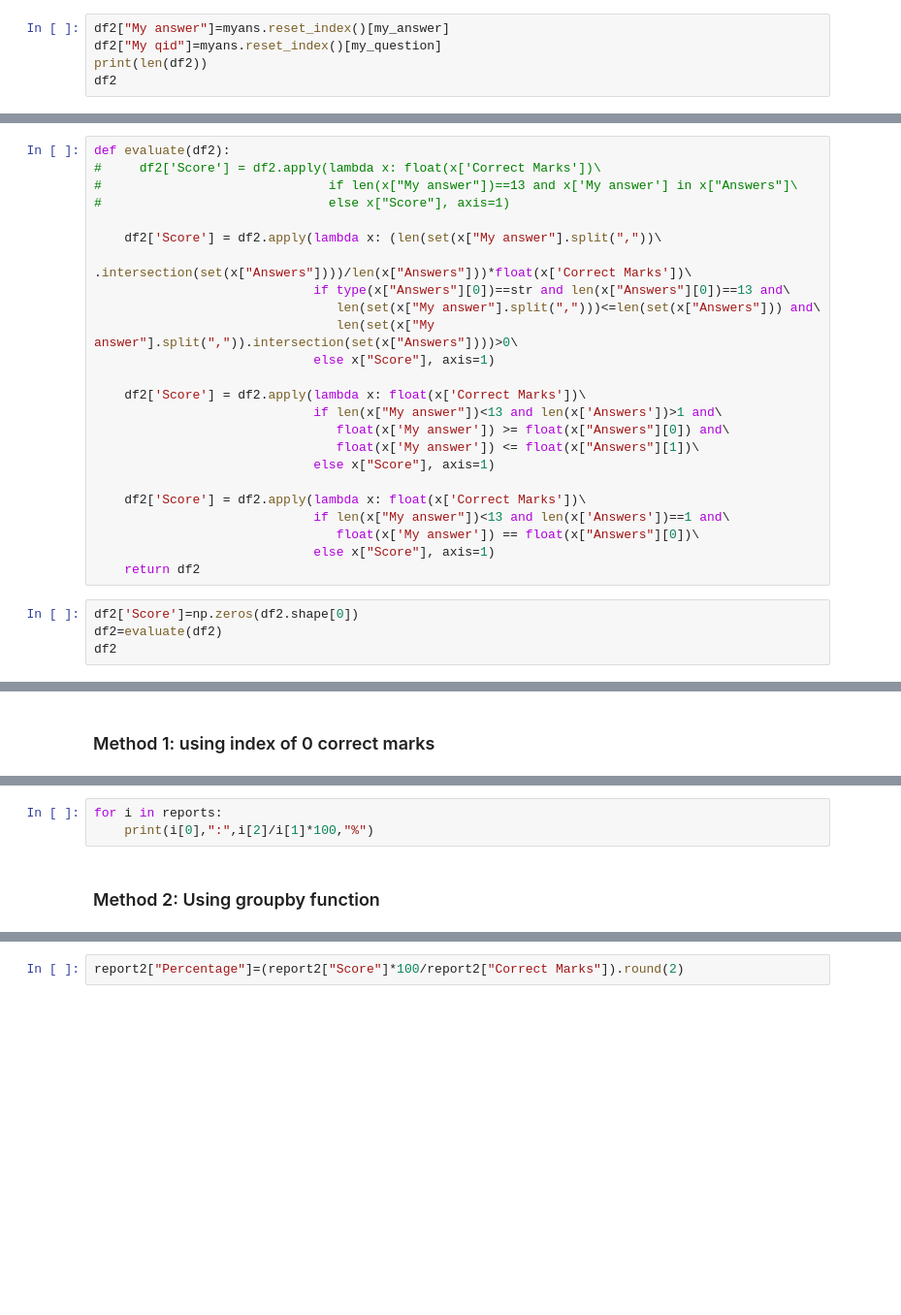
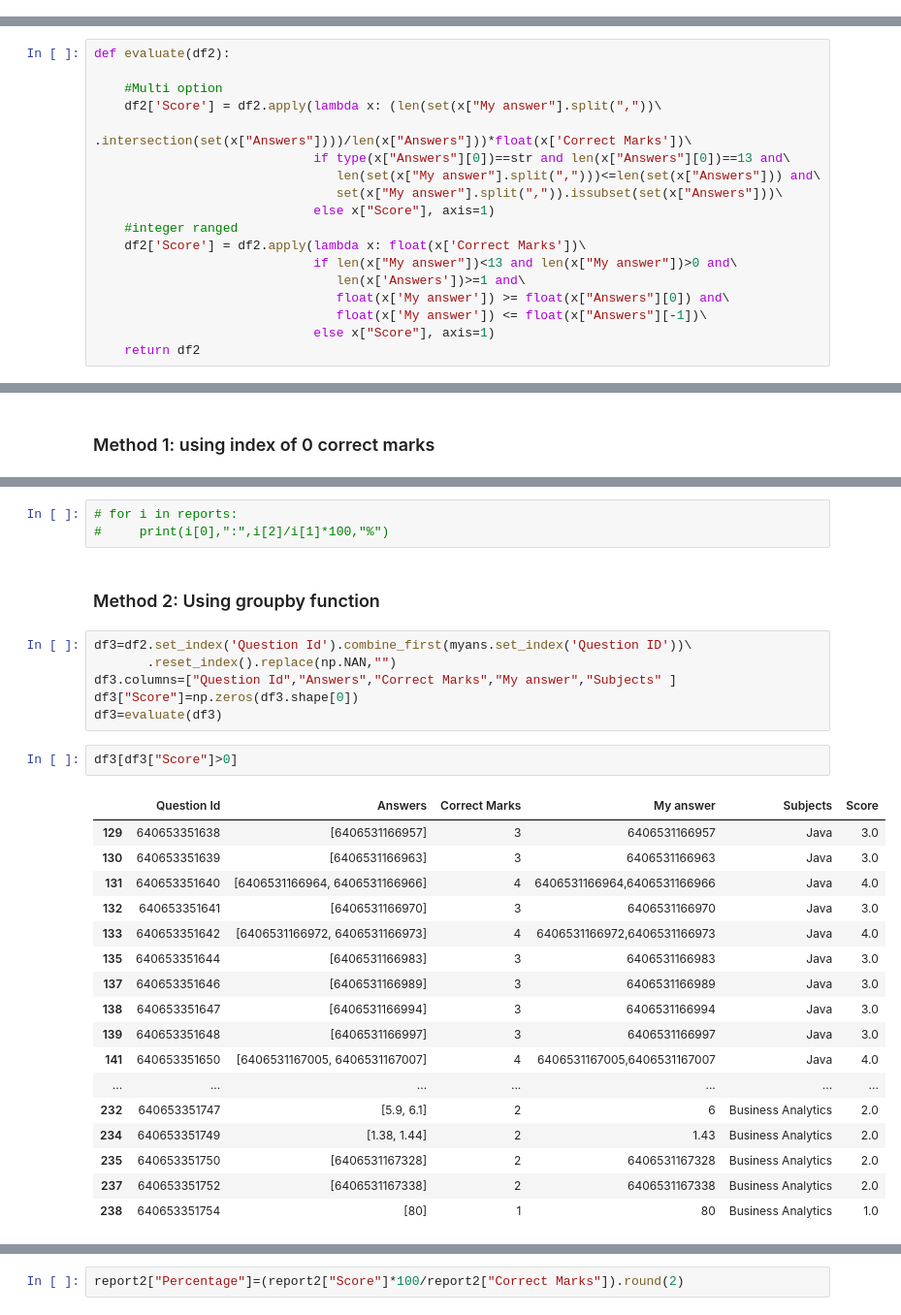
Before and after one commit to hem436/Student-s-Autograder, a Jupyter notebook: Autograder.ipynb, the cells around one changed output, grey strips where cells are left out. Shown: that part at 97% size. Drawn from its saved outputs; the diff is of its cells as text; blank space fills up the shorter version.

```diff
--- a/Autograder.ipynb
+++ b/Autograder.ipynb
@@ -349,5 +246,0 @@ df2.head()
-# %%
-df2["My answer"]=myans.reset_index()[my_answer]
-df2["My qid"]=myans.reset_index()[my_question]
-print(len(df2))
-df2
@@ -373,28 +247,18 @@ df2
 # %%
 def evaluate(df2):
-#     df2['Score'] = df2.apply(lambda x: float(x['Correct Marks'])\
-#                              if len(x["My answer"])==13 and x['My answer'] in x["Answers"]\
-#                              else x["Score"], axis=1)
 
+    #Multi option
     df2['Score'] = df2.apply(lambda x: (len(set(x["My answer"].split(","))\
                                             .intersection(set(x["Answers"])))/len(x["Answers"]))*float(x['Correct Marks'])\
                              if type(x["Answers"][0])==str and len(x["Answers"][0])==13 and\
                                 len(set(x["My answer"].split(",")))<=len(set(x["Answers"])) and\
-                                len(set(x["My answer"].split(",")).intersection(set(x["Answers"])))>0\
+                                set(x["My answer"].split(",")).issubset(set(x["Answers"]))\
                              else x["Score"], axis=1)
-
+    #integer ranged
     df2['Score'] = df2.apply(lambda x: float(x['Correct Marks'])\
-                             if len(x["My answer"])<13 and len(x['Answers'])>1 and\
+                             if len(x["My answer"])<13 and len(x["My answer"])>0 and\
+                                len(x['Answers'])>=1 and\
                                 float(x['My answer']) >= float(x["Answers"][0]) and\
-                                float(x['My answer']) <= float(x["Answers"][1])\
-                             else x["Score"], axis=1)
-
-    df2['Score'] = df2.apply(lambda x: float(x['Correct Marks'])\
-                             if len(x["My answer"])<13 and len(x['Answers'])==1 and\
-                                float(x['My answer']) == float(x["Answers"][0])\
+                                float(x['My answer']) <= float(x["Answers"][-1])\
                              else x["Score"], axis=1)
     return df2
-# %%
-df2['Score']=np.zeros(df2.shape[0])
-df2=evaluate(df2)
-df2
@@ -447,6 +285,32 @@ for i in subjects.values():
 # %%
-for i in reports:
-    print(i[0],":",i[2]/i[1]*100,"%")
+# for i in reports:
+#     print(i[0],":",i[2]/i[1]*100,"%")
 # %% [markdown]
 ### Method 2: Using groupby function
+# %%
+df3=df2.set_index('Question Id').combine_first(myans.set_index('Question ID'))\
+       .reset_index().replace(np.NAN,"")
+df3.columns=["Question Id","Answers","Correct Marks","My answer","Subjects" ]
+df3["Score"]=np.zeros(df3.shape[0])
+df3=evaluate(df3)
+# %%
+df3[df3["Score"]>0]
+# %% [output]
+|  | Question Id | Answers | Correct Marks | My answer | Subjects | Score |
+| 129 | 640653351638 | [6406531166957] | 3 | 6406531166957 | Java | 3.0 |
+| 130 | 640653351639 | [6406531166963] | 3 | 6406531166963 | Java | 3.0 |
+| 131 | 640653351640 | [6406531166964, 6406531166966] | 4 | 6406531166964,6406531166966 | Java | 4.0 |
+| 132 | 640653351641 | [6406531166970] | 3 | 6406531166970 | Java | 3.0 |
+| 133 | 640653351642 | [6406531166972, 6406531166973] | 4 | 6406531166972,6406531166973 | Java | 4.0 |
+| 135 | 640653351644 | [6406531166983] | 3 | 6406531166983 | Java | 3.0 |
+| 137 | 640653351646 | [6406531166989] | 3 | 6406531166989 | Java | 3.0 |
+| 138 | 640653351647 | [6406531166994] | 3 | 6406531166994 | Java | 3.0 |
+| 139 | 640653351648 | [6406531166997] | 3 | 6406531166997 | Java | 3.0 |
+| 141 | 640653351650 | [6406531167005, 6406531167007] | 4 | 6406531167005,6406531167007 | Java | 4.0 |
+| ... | ... | ... | ... | ... | ... | ... |
+| 232 | 640653351747 | [5.9, 6.1] | 2 | 6 | Business Analytics | 2.0 |
+| 234 | 640653351749 | [1.38, 1.44] | 2 | 1.43 | Business Analytics | 2.0 |
+| 235 | 640653351750 | [6406531167328] | 2 | 6406531167328 | Business Analytics | 2.0 |
+| 237 | 640653351752 | [6406531167338] | 2 | 6406531167338 | Business Analytics | 2.0 |
+| 238 | 640653351754 | [80] | 1 | 80 | Business Analytics | 1.0 |
 # %%
```
Also changed, not shown: parts of 27 cells of this notebook.
